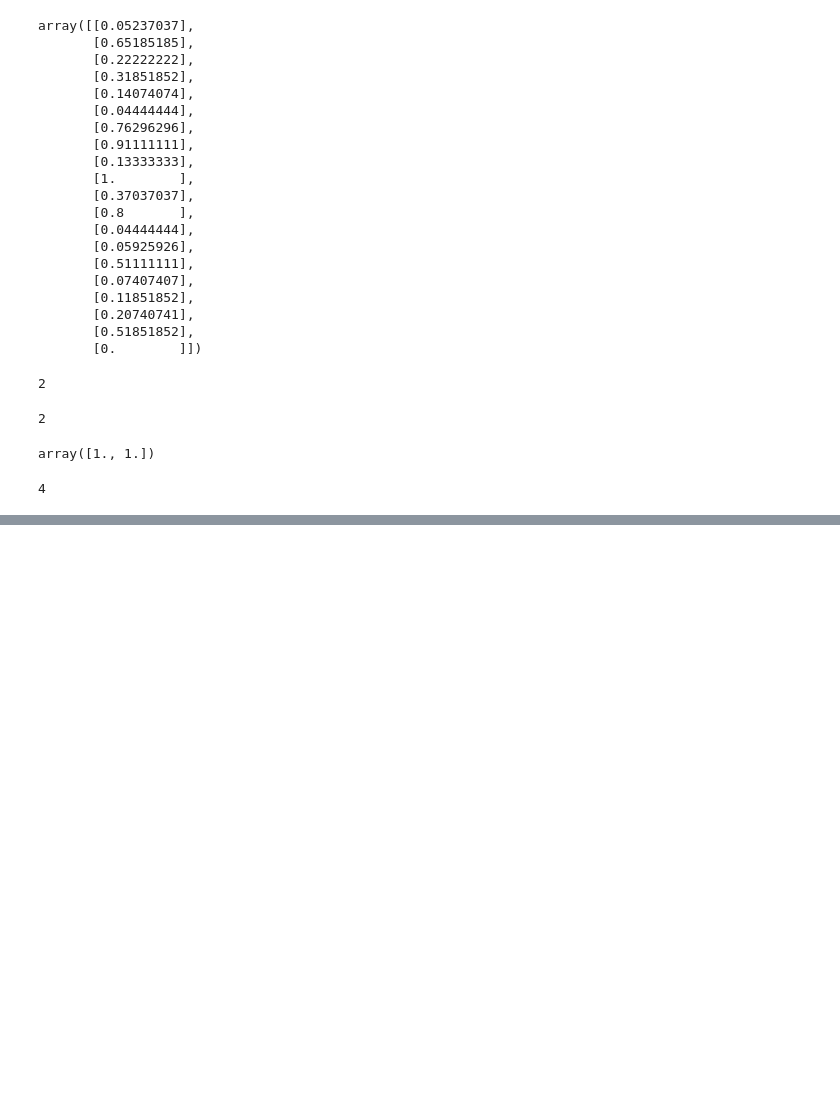
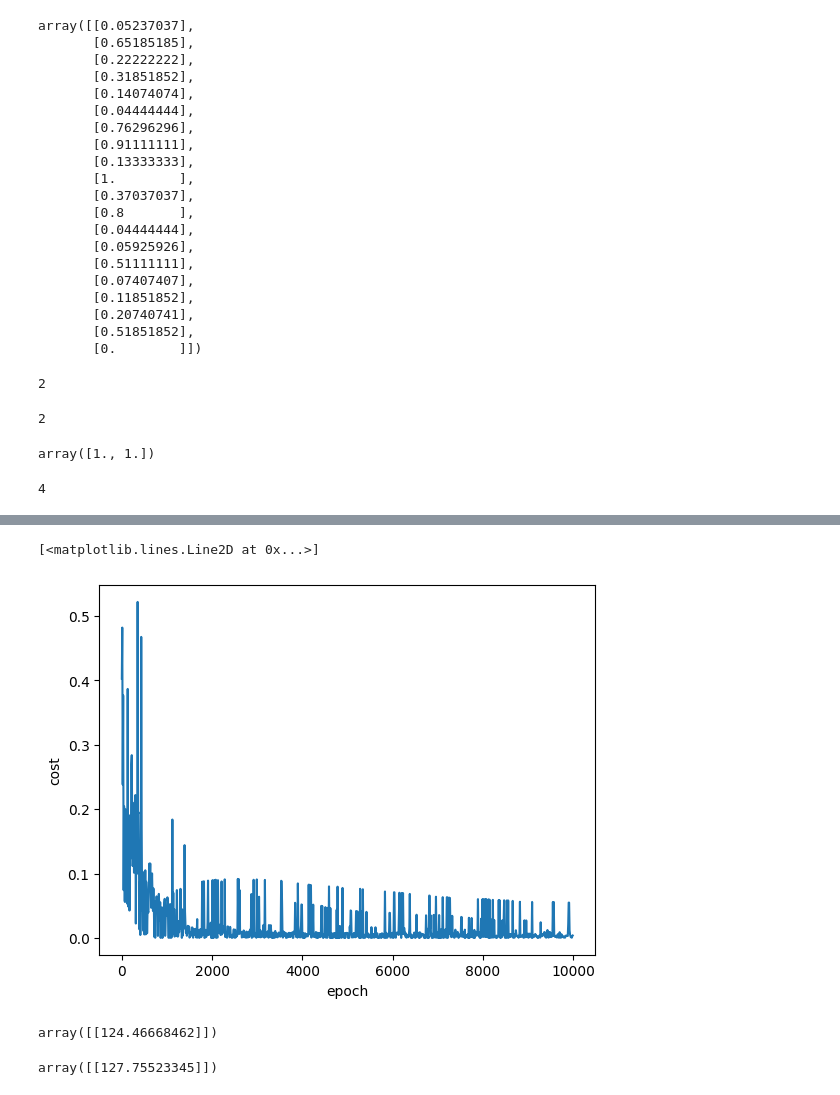
Before and after one commit to MdRimon29/Deep-Learning-CB, a Jupyter notebook: 07-Stochastic vs Batch vs Mini Batch Gradient Descent/Stochastic_gradient_descent.ipynb, the cells around one changed output, grey strips where cells are left out. Drawn from its saved outputs; the diff is of its cells as text; code cells hidden in the pictures; blank space fills up the shorter version.

```diff
--- a/07-Stochastic vs Batch vs Mini Batch Gradient Descent/Stochastic_gradient_descent.ipynb
+++ b/07-Stochastic vs Batch vs Mini Batch Gradient Descent/Stochastic_gradient_descent.ipynb
@@ -119,0 +122,21 @@ w_sgd,b_sgd,cost_sgd
+# %%
+plt.xlabel("epoch")
+plt.ylabel("cost")
+plt.plot(epoch_list_sgd,cost_list_sgd)
+# %% [output]
+[<matplotlib.lines.Line2D at 0x...>]
+[figure, added]
+# %%
+def predict(area,bedrooms,w,b):
+    scaled_X=sx.transform([[area,bedrooms]])[0]
+
+    scaled_price=w[0]*scaled_X[0]+w[1]*scaled_X[1]+b
+    return sy.inverse_transform([[scaled_price]])
+
+predict(2500,4,w_sgd,b_sgd)
+# %% [output]
+array([[124.46668462]])
+# %%
+predict(2600,4,w_sgd,b_sgd)
+# %% [output]
+array([[127.75523345]])
```
Also changed, not shown: parts of 1 cell of this notebook.
